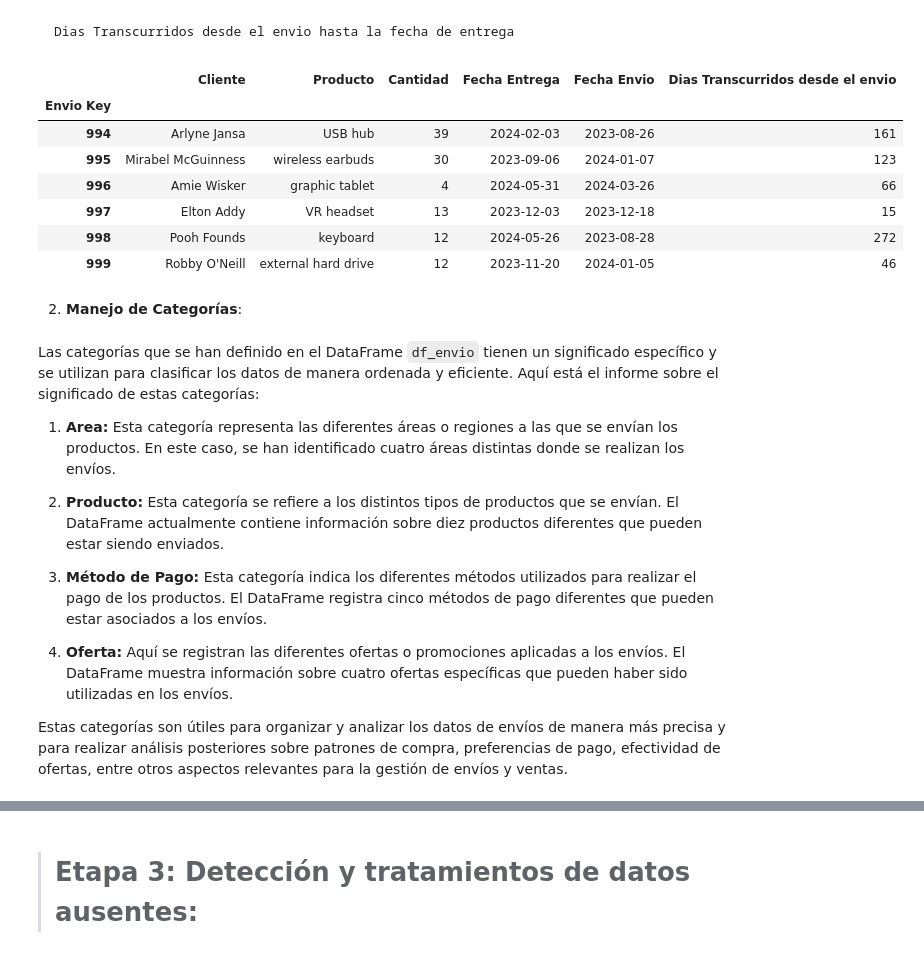
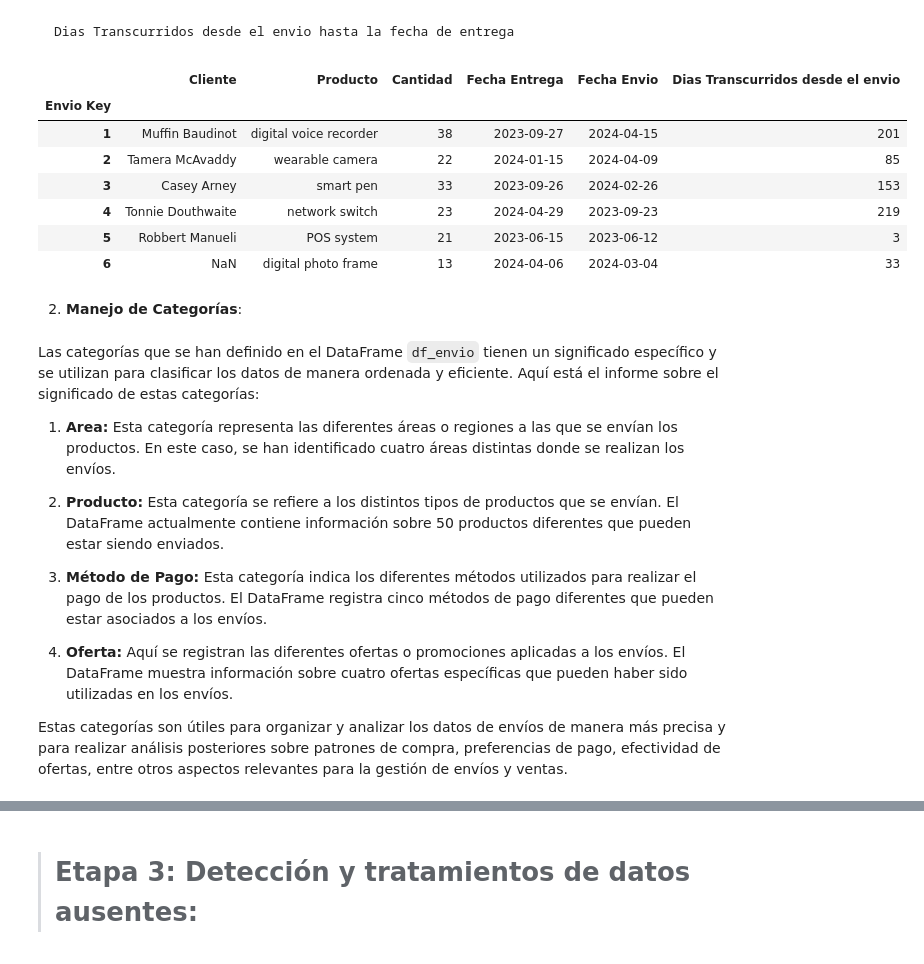
Before and after one commit to david-mrios/EDA, a Jupyter notebook: EDA.ipynb, the cells around one changed output, grey strips where cells are left out. Drawn from its saved outputs; the diff is of its cells as text; code cells hidden in the pictures.

```diff
--- a/EDA.ipynb
+++ b/EDA.ipynb
@@ -565,20 +639,20 @@ Order[['Cliente', 'Producto', 'Fecha Pedido', 'dia', 'mes', 'año']].head(5)
 # %%
 shipment = df_envio.copy()
 shipment['Dias Transcurridos desde el envio'] = (
     shipment['Fecha Entrega'] - shipment['Fecha Envio']).dt.days
 # Las fechas son generadas asi que suponemos que no todas las fechas llevan una secuencia
 shipment['Dias Transcurridos desde el envio'] = shipment['Dias Transcurridos desde el envio'].abs()
 shipment[['Cliente', 'Producto', 'Cantidad', 'Fecha Entrega',
-          'Fecha Envio', 'Dias Transcurridos desde el envio']].tail(6)
+          'Fecha Envio', 'Dias Transcurridos desde el envio']].head(6)
 # %% [output]
 |  | Cliente | Producto | Cantidad | Fecha Entrega | Fecha Envio | Dias Transcurridos desde el envio |
 | Envio Key |  |  |  |  |  |  |
-| 994 | Arlyne Jansa | USB hub | 39 | 2024-02-03 | 2023-08-26 | 161 |
-| 995 | Mirabel McGuinness | wireless earbuds | 30 | 2023-09-06 | 2024-01-07 | 123 |
-| 996 | Amie Wisker | graphic tablet | 4 | 2024-05-31 | 2024-03-26 | 66 |
-| 997 | Elton Addy | VR headset | 13 | 2023-12-03 | 2023-12-18 | 15 |
-| 998 | Pooh Founds | keyboard | 12 | 2024-05-26 | 2023-08-28 | 272 |
-| 999 | Robby O'Neill | external hard drive | 12 | 2023-11-20 | 2024-01-05 | 46 |
+| 1 | Muffin Baudinot | digital voice recorder | 38 | 2023-09-27 | 2024-04-15 | 201 |
+| 2 | Tamera McAvaddy | wearable camera | 22 | 2024-01-15 | 2024-04-09 | 85 |
+| 3 | Casey Arney | smart pen | 33 | 2023-09-26 | 2024-02-26 | 153 |
+| 4 | Tonnie Douthwaite | network switch | 23 | 2024-04-29 | 2023-09-23 | 219 |
+| 5 | Robbert Manueli | POS system | 21 | 2023-06-15 | 2023-06-12 | 3 |
+| 6 | NaN | digital photo frame | 13 | 2024-04-06 | 2024-03-04 | 33 |
 # %% [markdown]
 2.  **Manejo de Categorías**:
 # %%
@@ -591,7 +665,7 @@ Las categorías que se han definido en el DataFrame `df_envio` tienen un signifi
 
 1. **Area:** Esta categoría representa las diferentes áreas o regiones a las que se envían los productos. En este caso, se han identificado cuatro áreas distintas donde se realizan los envíos.
 
-2. **Producto:** Esta categoría se refiere a los distintos tipos de productos que se envían. El DataFrame actualmente contiene información sobre diez productos diferentes que pueden estar siendo enviados.
+2. **Producto:** Esta categoría se refiere a los distintos tipos de productos que se envían. El DataFrame actualmente contiene información sobre 50 productos diferentes que pueden estar siendo enviados.
 
 3. **Método de Pago:** Esta categoría indica los diferentes métodos utilizados para realizar el pago de los productos. El DataFrame registra cinco métodos de pago diferentes que pueden estar asociados a los envíos.
 
```
Also changed, not shown: parts of 66 cells of this notebook, 1 other file.
